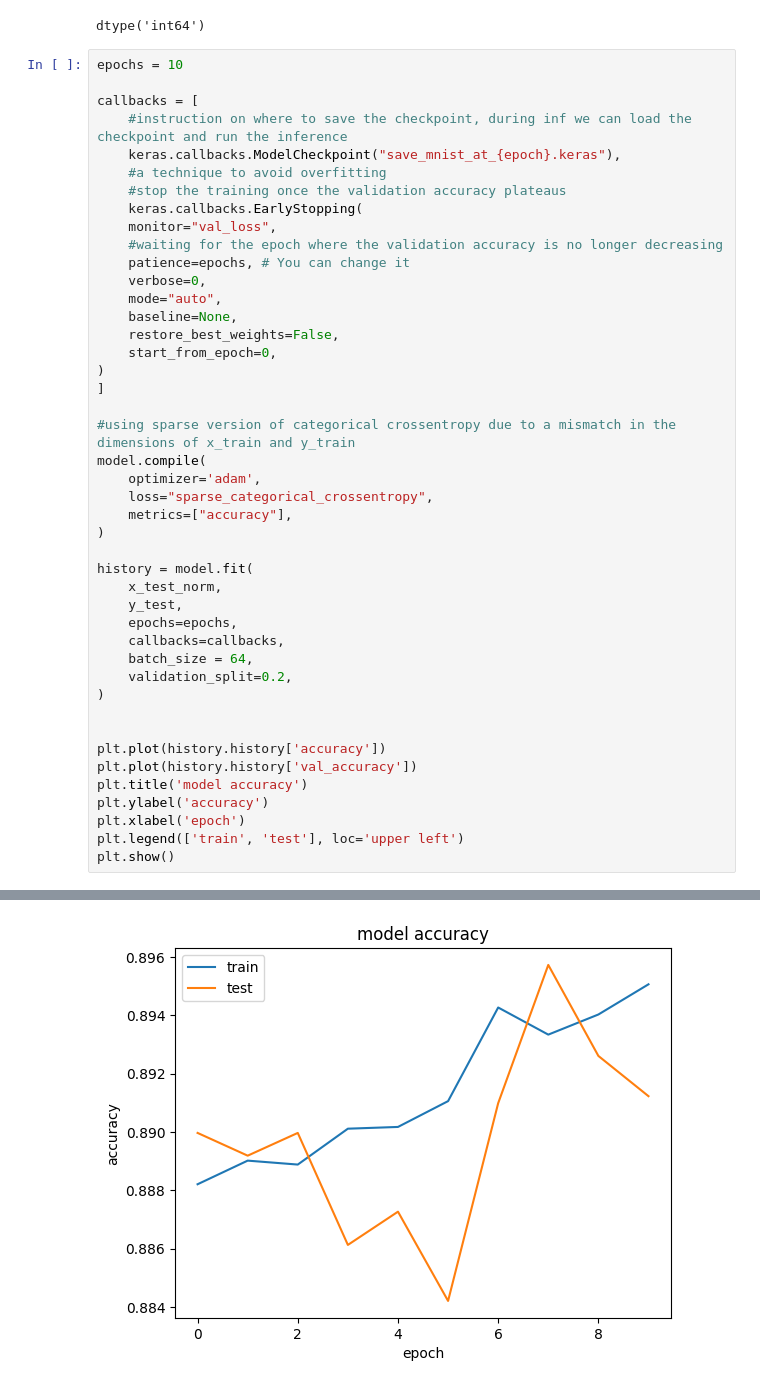
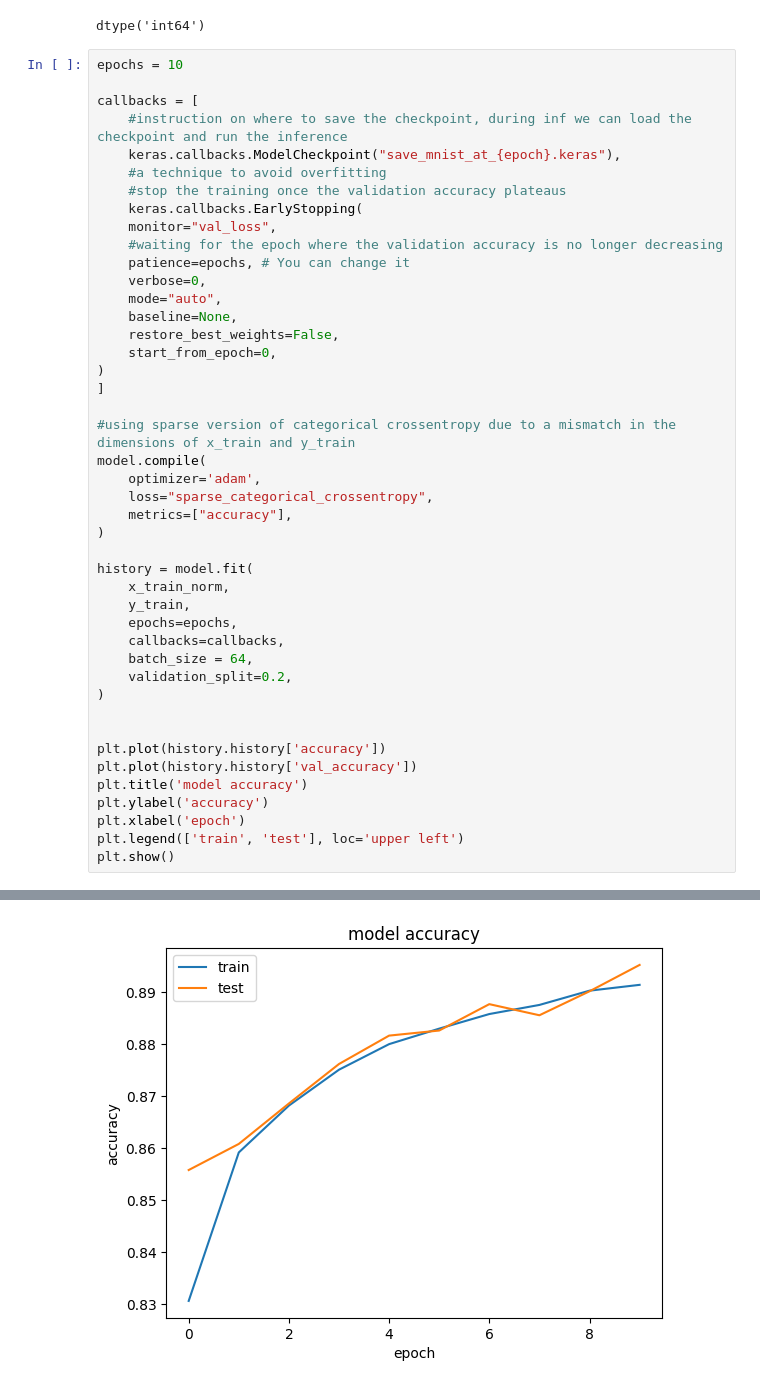
Before and after one commit to zhangjianyu1006156/50.038-data-science, a Jupyter notebook: project/Analysis_of_278k_Moodify_Dataset.ipynb, the cells around one changed output, grey strips where cells are left out. Cells and saved outputs as stored; diff of their text form.

```diff
--- a/project/Analysis_of_278k_Moodify_Dataset.ipynb
+++ b/project/Analysis_of_278k_Moodify_Dataset.ipynb
@@ -170,8 +167,8 @@ model.compile(
 )
 
 history = model.fit(
-    x_test_norm,
-    y_test,
+    x_train_norm,
+    y_train,
     epochs=epochs,
     callbacks=callbacks,
     batch_size = 64,
@@ -210,4 +207,4 @@ Epoch 10/10
-[figure, old version]
+[figure, new version]
 # %%
 # Evaluate the model on the test data using `evaluate`
 print("Evaluate on test data")
```
Also changed, not shown: parts of 6 cells of this notebook.
